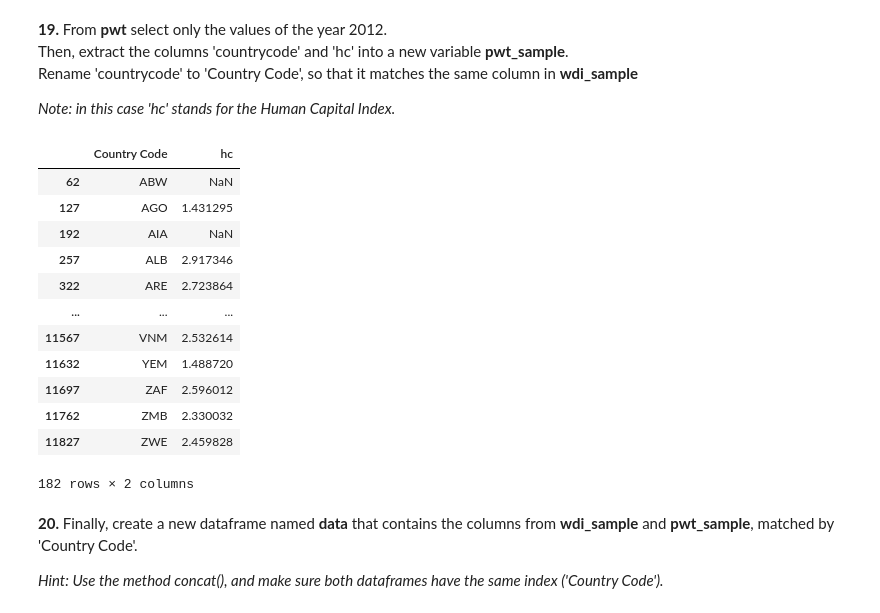
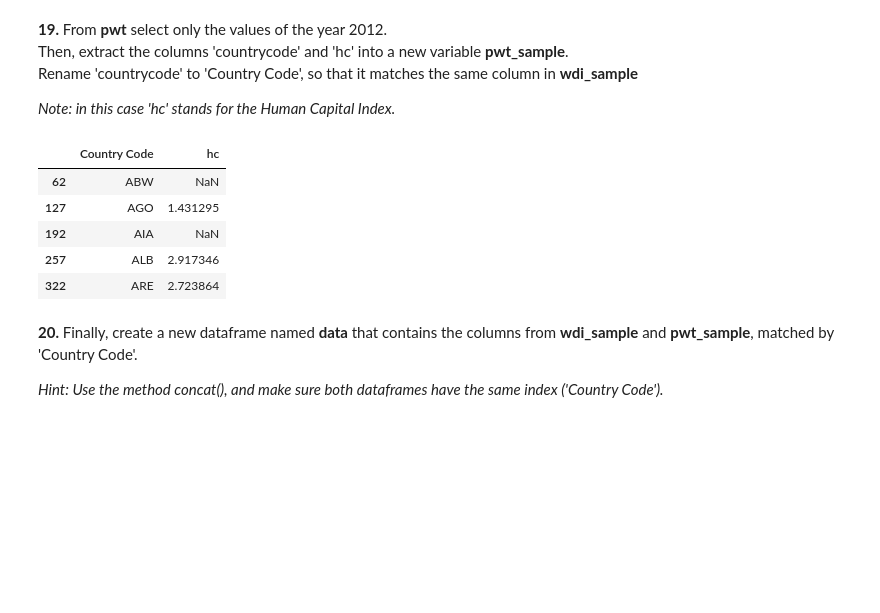
Before and after one commit to Mangerona01/Homework-2, a Jupyter notebook: hw2_pds_2024.ipynb, the cells around one changed output. Drawn from its saved outputs; the diff is of its cells as text; code cells hidden in the pictures; blank space fills up the shorter version.

```diff
--- a/hw2_pds_2024.ipynb
+++ b/hw2_pds_2024.ipynb
@@ -448,24 +417,14 @@ Rename 'countrycode' to 'Country Code', so that it matches the same column in **
 # %%
 pwt_sample = pwt[pwt['year'] == 2012][['countrycode', 'hc']].rename(columns={'countrycode': 'Country Code'})
 
-pwt_sample
-
-#O QUE É ISTO?
-#SOCORRO
+pwt_sample.head()
 # %% [output]
 |  | Country Code | hc |
 | 62 | ABW | NaN |
 | 127 | AGO | 1.431295 |
 | 192 | AIA | NaN |
 | 257 | ALB | 2.917346 |
 | 322 | ARE | 2.723864 |
-| ... | ... | ... |
-| 11567 | VNM | 2.532614 |
-| 11632 | YEM | 1.488720 |
-| 11697 | ZAF | 2.596012 |
-| 11762 | ZMB | 2.330032 |
-| 11827 | ZWE | 2.459828 |
-182 rows × 2 columns
 # %% [markdown]
 **20.** Finally, create a new dataframe named **data** that contains the columns from **wdi_sample** and **pwt_sample**, matched by 'Country Code'.
 
```
Also changed, not shown: parts of 9 cells of this notebook.
